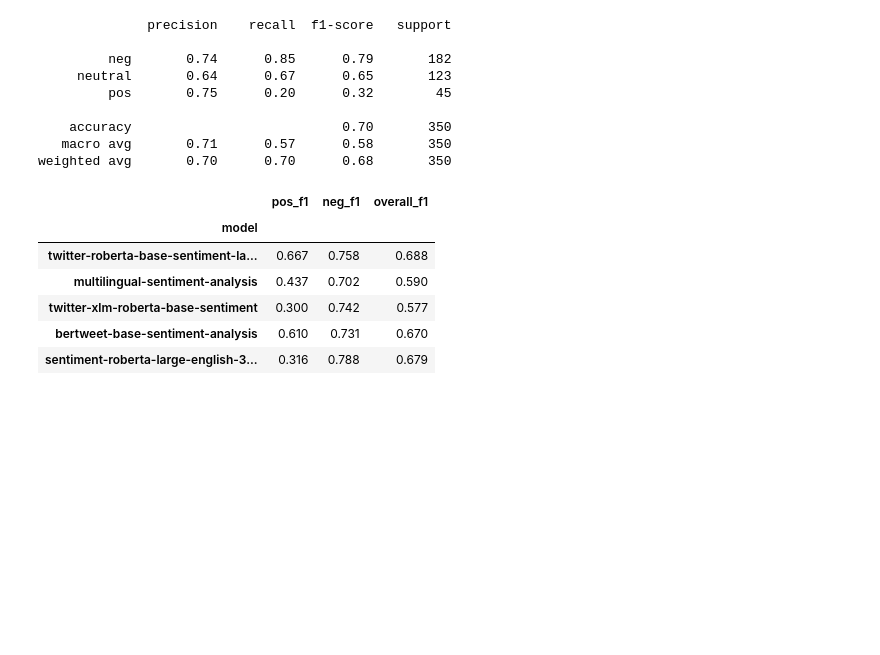
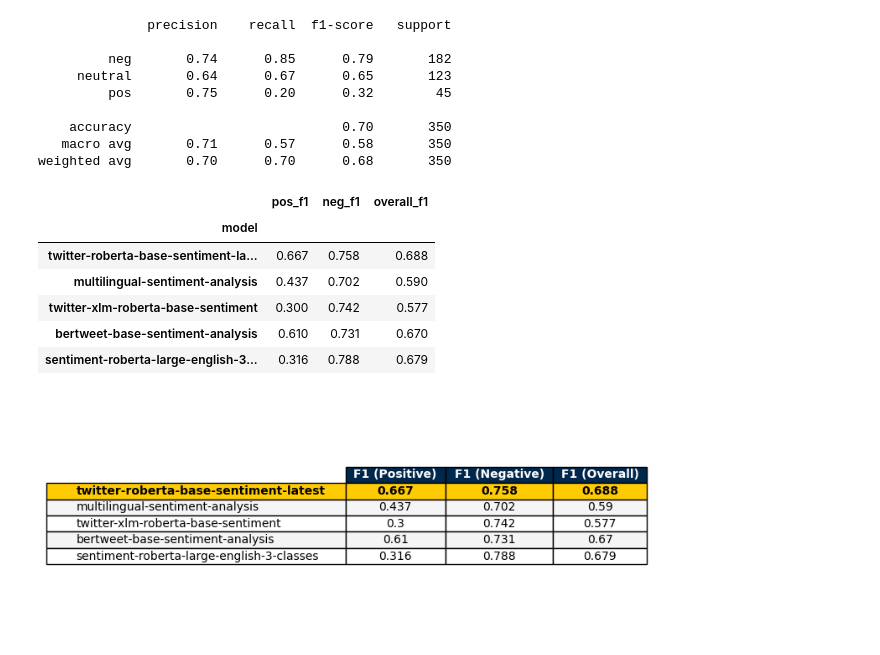
Before and after one commit to schatrathi2/job-sentiment-analysis, a Jupyter notebook: model_tests.ipynb, the cells around one changed output. Saved outputs shown, nothing was run; the diff lists cells and outputs as text; code cells hidden in the pictures; blank space fills up the shorter version.

Commit message:
make table with different model scores

```diff
--- a/model_tests.ipynb
+++ b/model_tests.ipynb
@@ -209,3 +208,47 @@ results_df
 | twitter-xlm-roberta-base-sentiment | 0.300 | 0.742 | 0.577 |
 | bertweet-base-sentiment-analysis | 0.610 | 0.731 | 0.670 |
 | sentiment-roberta-large-english-3... | 0.316 | 0.788 | 0.679 |
+# %%
+fig, ax = plt.subplots(figsize=(10, 3))
+ax.axis("off")
+
+model_names = [
+    "twitter-roberta-base-sentiment-latest",
+    "multilingual-sentiment-analysis",
+    "twitter-xlm-roberta-base-sentiment",
+    "bertweet-base-sentiment-analysis",
+    "sentiment-roberta-large-english-3-classes"
+]
+
+table = ax.table(
+    cellText=results_df.values,
+    rowLabels=model_names,
+    colLabels=["F1 (Positive)", "F1 (Negative)", "F1 (Overall)"],
+    cellLoc="center",
+    loc="center"
+)
+
+table.auto_set_font_size(False)
+table.set_fontsize(10)
+table.auto_set_column_width(col=list(range(len(results_df.columns))))
+
+# style header row
+for j in range(len(results_df.columns)):
+    table[0, j].set_facecolor("#00274C")
+    table[0, j].set_text_props(color="white", fontweight="bold")
+
+# style best model row (twitter-roberta, index 1)
+for j in range(-1, len(results_df.columns)):
+    table[1, j].set_facecolor("#FFCB05")
+    table[1, j].set_text_props(fontweight="bold")
+
+# alternate row colors for rest
+for i in range(2, len(model_names) + 1):
+    color = "#f5f5f5" if i % 2 == 0 else "white"
+    for j in range(-1, len(results_df.columns)):
+        table[i, j].set_facecolor(color)
+
+plt.tight_layout()
+plt.show()
+# %% [output]
+[figure, added]
```
Also changed, not shown: parts of 2 cells of this notebook.
